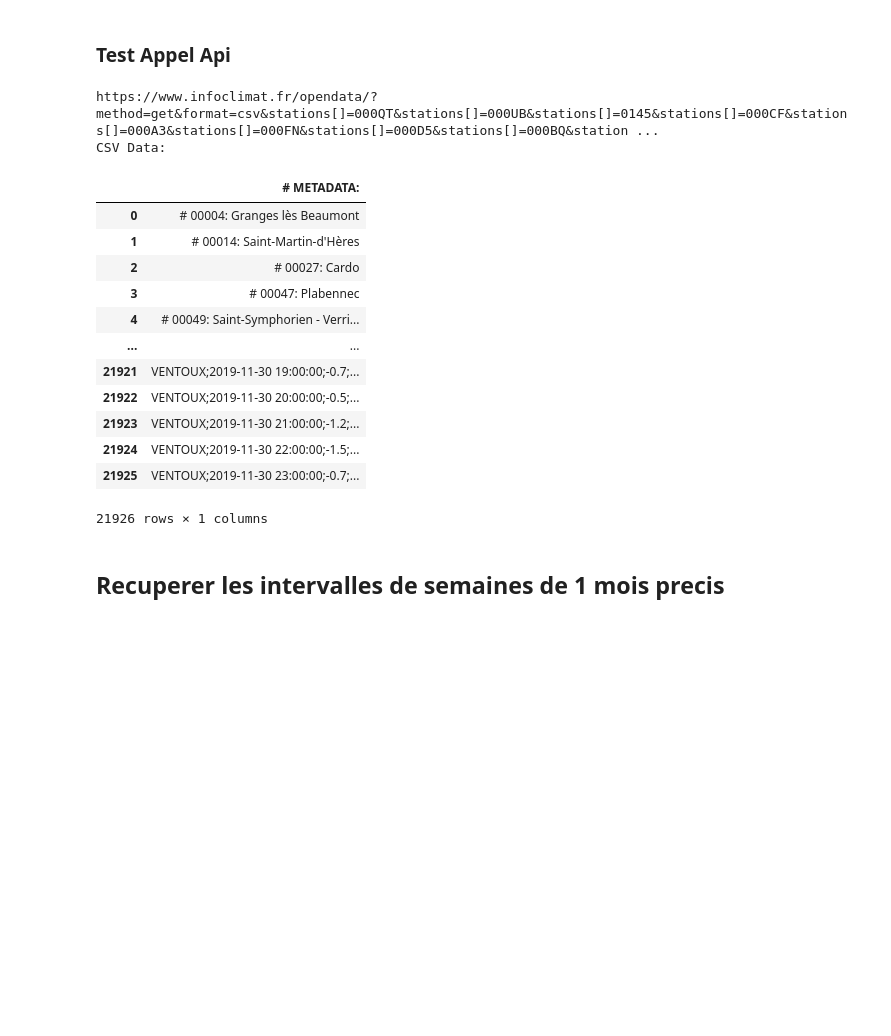
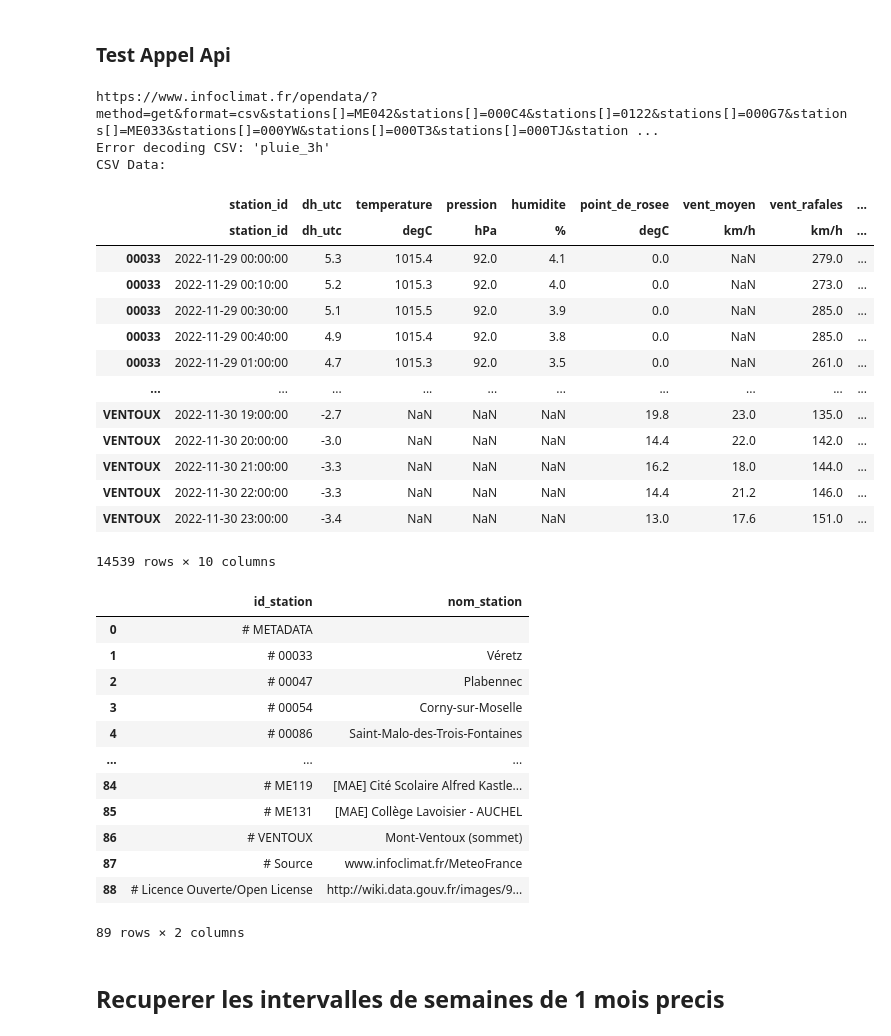
Before and after one commit to ymerenos/ProjetBigDataM2-2024, a Jupyter notebook: BigData.ipynb, the cells around one changed output. Cells and saved outputs as stored; diff of their text form; code cells hidden in the pictures; blank space fills up the shorter version.

Commit message:
nouveau format dataframe + tentative fonction calcul moyenne données sur 1h

```diff
--- a/BigData.ipynb
+++ b/BigData.ipynb
@@ -51,6 +45,6 @@ print(get_random_stations(6))
 # %%
 api_token = 'cELguLzjiB2WDGMIacgzE7cXSmAPIw1MlSEi53H68FxA7bhkqFdcA'
-stations = get_random_stations(200)
+stations = get_random_stations(100)
 # %% [markdown]
 ## Creation de l'url d'API
 # %%
@@ -74,15 +69,27 @@ import pandas as pd
 def call_api(api_url):
   # Make a GET request to the API
   headers = {'User-Agent': 'Mozilla/5.0'}
-  response = requests.get(api_url, headers=headers, timeout=25)
+  columns_to_exclude = ['pression', 'humidite','point_de_rosee','vent_rafales','vent_direction','pluie_3h']
+  response = requests.get(api_url, headers=headers)
   response.encoding='utf-8-sig'
   #time.sleep()
-  df = pd.DataFrame()
+  data_df = pd.DataFrame()
   # Check if the request was successful (status code 200)
   if response.status_code == 200:
         try:
             # Parse the CSV data using the csv module
-            df = pd.read_csv(StringIO(response.text), na_values=['nan'], on_bad_lines='skip', encoding='utf-8-sig')
+            comment_lines = []
+            for line in StringIO(response.text):
+                if line.startswith('#'):
+                    comment_data = line.strip().split(':', 1)
+                    comment_lines.append(comment_data)
+
+            # Convert the list of comment lines to a DataFrame
+            global metadata_df
+            metadata_df = pd.DataFrame(comment_lines, columns=['id_station', 'nom_station'])
+            # Read the rest of the file for data, specifying the ';' separator
+            data_df = pd.read_csv(StringIO(response.text), na_values=['nan'], comment='#', on_bad_lines='skip', encoding='utf-8-sig', sep=';', skiprows=metadata_df.shape[0], header=[0, 1])
+            data_df = data_df.drop(columns_to_exclude, axis=1)
             time.sleep(5)
         except Exception as e:
             print(f"Error decoding CSV: {e}")
@@ -90,36 +97,51 @@ def call_api(api_url):
       # If the request was not successful, print the error code
       print(f"Error: {response.status_code}")
   #display(df)
-  return df
+  return data_df
 # %% [markdown]
 ### Test Appel Api
 # %%
 # Example usage:
-start_date = '2019-11-29'
-end_date = '2019-11-30'
+start_date = '2022-11-29'
+end_date = '2022-11-30'
 stations.append('000BV')
 api_url = build_api_url(start_date, end_date, api_token, stations)
-print(api_url)
 csv_data = call_api(api_url)
 
 print("CSV Data:")
-csv_data
+display(csv_data)
+display(metadata_df)
 # %% [output]
-https://www.infoclimat.fr/opendata/?method=get&format=csv&stations[]=000QT&stations[]=000UB&stations[]=0145&stations[]=000CF&stations[]=000A3&stations[]=000FN&stations[]=000D5&stations[]=000BQ&station ...
+https://www.infoclimat.fr/opendata/?method=get&format=csv&stations[]=ME042&stations[]=000C4&stations[]=0122&stations[]=000G7&stations[]=ME033&stations[]=000YW&stations[]=000T3&stations[]=000TJ&station ...
+Error decoding CSV: 'pluie_3h'
 CSV Data:
-|  | # METADATA: |
-| 0 | # 00004: Granges lès Beaumont |
-| 1 | # 00014: Saint-Martin-d'Hères |
-| 2 | # 00027: Cardo |
-| 3 | # 00047: Plabennec |
-| 4 | # 00049: Saint-Symphorien - Verri... |
-| ... | ... |
-| 21921 | VENTOUX;2019-11-30 19:00:00;-0.7;... |
-| 21922 | VENTOUX;2019-11-30 20:00:00;-0.5;... |
-| 21923 | VENTOUX;2019-11-30 21:00:00;-1.2;... |
-| 21924 | VENTOUX;2019-11-30 22:00:00;-1.5;... |
-| 21925 | VENTOUX;2019-11-30 23:00:00;-0.7;... |
+|  | station_id | dh_utc | temperature | pression | humidite | point_de_rosee | vent_moyen | vent_rafales | ... |
+|  | station_id | dh_utc | degC | hPa | % | degC | km/h | km/h | ... |
+| 00033 | 2022-11-29 00:00:00 | 5.3 | 1015.4 | 92.0 | 4.1 | 0.0 | NaN | 279.0 | ... |
+| 00033 | 2022-11-29 00:10:00 | 5.2 | 1015.3 | 92.0 | 4.0 | 0.0 | NaN | 273.0 | ... |
+| 00033 | 2022-11-29 00:30:00 | 5.1 | 1015.5 | 92.0 | 3.9 | 0.0 | NaN | 285.0 | ... |
+| 00033 | 2022-11-29 00:40:00 | 4.9 | 1015.4 | 92.0 | 3.8 | 0.0 | NaN | 285.0 | ... |
+| 00033 | 2022-11-29 01:00:00 | 4.7 | 1015.3 | 92.0 | 3.5 | 0.0 | NaN | 261.0 | ... |
+| ... | ... | ... | ... | ... | ... | ... | ... | ... | ... |
+| VENTOUX | 2022-11-30 19:00:00 | -2.7 | NaN | NaN | NaN | 19.8 | 23.0 | 135.0 | ... |
+| VENTOUX | 2022-11-30 20:00:00 | -3.0 | NaN | NaN | NaN | 14.4 | 22.0 | 142.0 | ... |
+| VENTOUX | 2022-11-30 21:00:00 | -3.3 | NaN | NaN | NaN | 16.2 | 18.0 | 144.0 | ... |
+| VENTOUX | 2022-11-30 22:00:00 | -3.3 | NaN | NaN | NaN | 14.4 | 21.2 | 146.0 | ... |
+| VENTOUX | 2022-11-30 23:00:00 | -3.4 | NaN | NaN | NaN | 13.0 | 17.6 | 151.0 | ... |
-21926 rows × 1 columns
+14539 rows × 10 columns
+|  | id_station | nom_station |
+| 0 | # METADATA |  |
+| 1 | # 00033 | Véretz |
+| 2 | # 00047 | Plabennec |
+| 3 | # 00054 | Corny-sur-Moselle |
+| 4 | # 00086 | Saint-Malo-des-Trois-Fontaines |
+| ... | ... | ... |
+| 84 | # ME119 | [MAE] Cité Scolaire Alfred Kastle... |
+| 85 | # ME131 | [MAE] Collège Lavoisier - AUCHEL |
+| 86 | # VENTOUX | Mont-Ventoux (sommet) |
+| 87 | # Source | www.infoclimat.fr/MeteoFrance |
+| 88 | # Licence Ouverte/Open License | http://wiki.data.gouv.fr/images/9... |
+89 rows × 2 columns
 # %% [markdown]
 ## Recuperer les intervalles de semaines de 1 mois precis
 # %%
```
Also changed, not shown: parts of 9 cells of this notebook, 3 other files.
